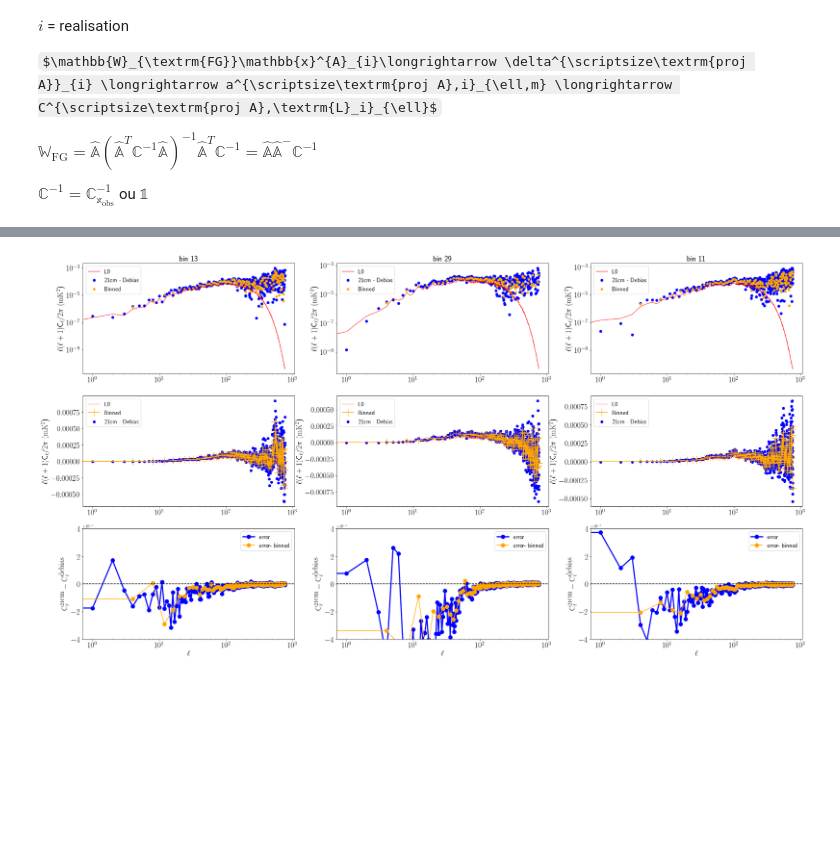
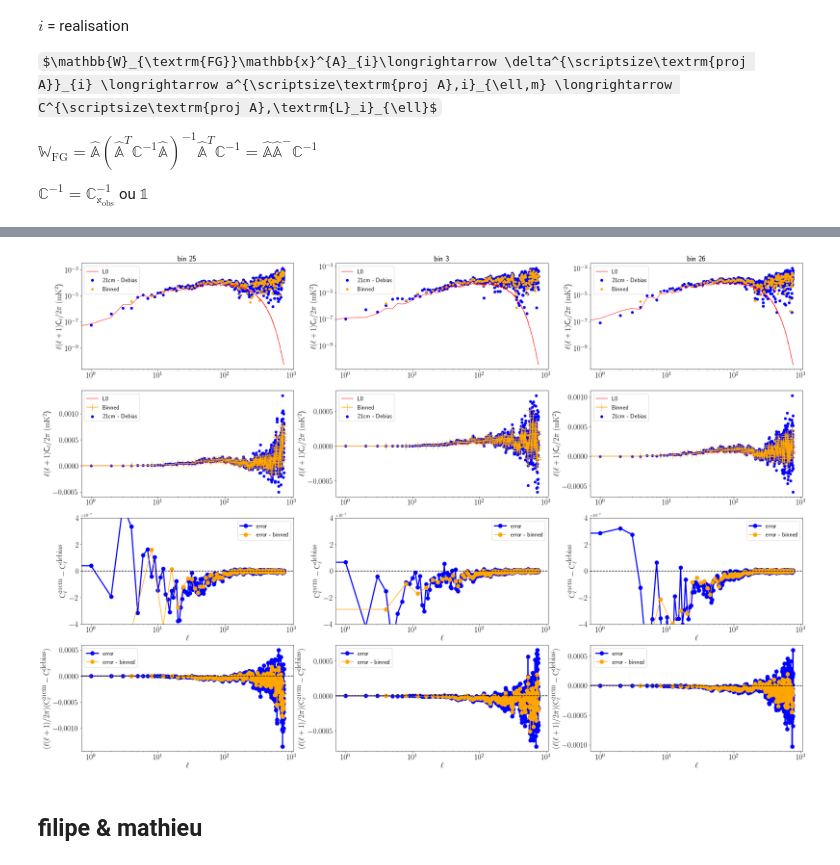
Before and after one commit to zxcorr/ComponentSeparation, a Jupyter notebook: Alessandro/NoiseDebiasing2GMCA_analysis.ipynb, the cells around one changed output, grey strips where cells are left out. Drawn from its saved outputs; the diff is of its cells as text; code cells hidden in the pictures; some formulas as TeX source; blank space fills up the shorter version.

```diff
--- a/Alessandro/NoiseDebiasing2GMCA_analysis.ipynb
+++ b/Alessandro/NoiseDebiasing2GMCA_analysis.ipynb
@@ -200,7 +226,7 @@ Cls = cs.loadcls(pathcls,dirs=[dir_hi,dir_fg,dir_prior,dir_noise,dir_pure])
 fig      = plt.figure()
 
 numplots = 3
-grid     = plt.GridSpec(4,2*numplots,top=4.5,right=3*numplots)
+grid     = plt.GridSpec(5,2*numplots,top=5.5,right=3*numplots,wspace=0.25)
 nu,nl = Cls_ndb.shape
 l     = np.arange(nl)
 fact  = l*(l+1)/(2*np.pi)
@@ -211,7 +237,7 @@ for col,i in enumerate(np.random.randint(nu,size=numplots)):
     #print("bin: {}".format(i))
     plt.title("bin {}".format(i), fontsize=20)
     plt.plot(   l,fact*Cls["pure"][L0][i] , color="red"  , label="L0"           , linewidth =1)
-    plt.scatter(l,fact*Cls_noise[i]       , color="green", label="Noise mean"   , s=40)
+    plt.scatter(l,fact*Cls_noise[i]       , color="green", label="Mean Noise"   , s=10)
     plt.scatter(l,fact*Cls_ndb[i]         , color="blue" , label="21cm - Debias", s=40)
     plt.xscale("log")
     plt.yscale("log")
@@ -222,7 +248,7 @@ for col,i in enumerate(np.random.randint(nu,size=numplots)):
 
     ax = plt.subplot(grid[1,col])
     #print("bin: {}".format(i))
-    plt.title("bin {}".format(i), fontsize=20)
+    #plt.title("bin {}".format(i), fontsize=20)
     plt.plot(l,fact*Cls["pure"][L0][i] , color="red"  , label="L0"       , linewidth =1)
     plt.scatter(l,fact*Cls_ndb[i]      , color="blue" , label="21cm - Debias", linewidth =1)
     #plt.scatter(l,fact*Cls_noise[i]    , color="green", label="Debiasing", linewidth =1)
@@ -234,7 +260,7 @@ for col,i in enumerate(np.random.randint(nu,size=numplots)):
     plt.legend(fontsize=15)
 
     ax = plt.subplot(grid[2,col])
-    plt.plot(l,(Cls["pure"][L0][i]-Cls_ndb[i])/Cls["pure"][L0][i] , color="blue", label="percentage error", linewidth =1)
+    plt.scatter(l,(Cls["pure"][L0][i]-Cls_ndb[i])/Cls["pure"][L0][i] , color="blue", label="percentage error", s=30)
     plt.axhline(y=1, linestyle="dashed", color="black")
     plt.xscale("log")
     plt.yscale("log")
@@ -242,11 +268,11 @@ for col,i in enumerate(np.random.randint(nu,size=numplots)):
     plt.xlabel(r"$\ell$", fontsize=20)
     plt.ylabel(r"1 - $\textrm{C}^{\textrm{debias}}_{\ell}/\textrm{C}^{21\textrm{cm}}_{\ell}$", fontsize=20)
     #plt.xlim(0,300)
-    #plt.ylim(1e-6,1e-2)
+    plt.ylim(1e-4,1e5)
     plt.legend(fontsize=15)
 
     ax = plt.subplot(grid[3,col])
-    plt.plot(l,(Cls["pure"][L0][i]-Cls_ndb[i]) , color="blue", label="error", linewidth =1)
+    plt.scatter(l,(Cls["pure"][L0][i]-Cls_ndb[i]) , color="blue", label="error", s=30)
     plt.axhline(y=0, linestyle="dashed", color="black")
     plt.xscale("log")
     #plt.yscale("log")
@@ -254,6 +280,18 @@ for col,i in enumerate(np.random.randint(nu,size=numplots)):
     plt.xlabel(r"$\ell$", fontsize=20)
     plt.ylabel(r"$\textrm{C}^{21\textrm{cm}}_{\ell} - \textrm{C}^{\textrm{debias}}_{\ell}$", fontsize=20)
     #plt.xlim(0,300)
+    plt.ylim(-2e-8,2e-8)
+    plt.legend(fontsize=15)
+
+    ax = plt.subplot(grid[4,col])
+    plt.scatter(l,fact*(Cls["pure"][L0][i]-Cls_ndb[i]) , color="blue", label="error", s=30)
+    plt.axhline(y=0, linestyle="dashed", color="black")
+    plt.xscale("log")
+    #plt.yscale("log")
+    ax.tick_params(axis='both', which='major', labelsize = 20)
+    plt.xlabel(r"$\ell$", fontsize=20)
+    plt.ylabel(r"$(\ell(\ell+1)/2\pi)(\textrm{C}^{21\textrm{cm}}_{\ell} - \textrm{C}^{\textrm{debias}}_{\ell})$", fontsize=20)
+    #plt.xlim(0,300)
     #plt.ylim(1e-6,1e-2)
     plt.legend(fontsize=15);
 # %% [output]
@@ -263,7 +301,7 @@ Cls = cs.loadcls(pathcls,dirs=[dir_hi,dir_fg,dir_prior,dir_noise,dir_pure])
 fig      = plt.figure()
 
 numplots = 3
-grid     = plt.GridSpec(3,2*numplots,top=3.5,right=3*numplots)
+grid     = plt.GridSpec(4,2*numplots,top=4.5,right=3*numplots)
 nu,nl = Cls_ndb.shape
 l     = np.arange(nl)
 fact  = l*(l+1)/(2*np.pi)
@@ -285,32 +323,48 @@ for col,i in enumerate(np.random.randint(nu,size=numplots)):
     #plt.xlabel(r"$\ell$", fontsize=20)
     plt.legend(fontsize=15)
 
     ax = plt.subplot(grid[1,col])
     #print("bin: {}".format(i))
     #plt.title("bin {}".format(i), fontsize=20)
     plt.plot(l,fact*Cls["pure"][L0][i] , color="red"   , label="L0"           , linewidth =1)
     plt.scatter(l,fact*Cls_ndb[i]      , color="blue"  , label="21cm - Debias", s=40)
     plt.plot(l_bin,fact_bin*cls_bin    , color="orange", label="Binned"      , marker="+", markersize=20)
     #plt.scatter(l,fact*Cls_noise[i]    , color="green", label="Debiasing", linewidth =1)
     plt.xscale("log")
     #plt.yscale("log")
     ax.tick_params(axis='both', which='major', labelsize = 20)
     plt.ylabel(r"$\ell(\ell+1)$C$_{\ell}/2\pi$ $(\textrm{mK}^2$)", fontsize=20)
     #plt.xlabel(r"$\ell$", fontsize=20)
     plt.legend(fontsize=15)
 
     ax = plt.subplot(grid[2,col])
     inds = cs.index_cls_binned(l,l_bin)
     plt.plot(l      ,(Cls["pure"][L0][i]       - Cls_ndb[i]), color="blue"  , label="error", marker="o", markersize=10,linewidth =3)
-    plt.plot(l[inds],(Cls["pure"][L0][i][inds] - cls_bin)   , color="orange", label="error- binned", marker="o", markersize=10)
+    plt.plot(l[inds],(Cls["pure"][L0][i][inds] - cls_bin)   , color="orange", label="error - binned", marker="o", markersize=10)
     plt.axhline(y=0, linestyle="dashed", color="black")
     plt.xscale("log")
     #plt.yscale("log")
     ax.tick_params(axis='both', which='major', labelsize = 20)
     plt.xlabel(r"$\ell$", fontsize=20)
     plt.ylabel(r"$\textrm{C}^{21\textrm{cm}}_{\ell} - \textrm{C}^{\textrm{debias}}_{\ell}$", fontsize=20)
     #plt.xlim(0,300)
     plt.ylim(-4e-7,4e-7)
+    plt.legend(fontsize=15)
+
+    ax = plt.subplot(grid[3,col])
+    inds = cs.index_cls_binned(l,l_bin)
+    plt.plot(l      ,fact*(Cls["pure"][L0][i]       - Cls_ndb[i]), color="blue"  , label="error", marker="o", markersize=10,linewidth =3)
+    plt.plot(l[inds],fact_bin*(Cls["pure"][L0][i][inds] - cls_bin)   , color="orange", label="error - binned", marker="o", markersize=10)
+    plt.axhline(y=0, linestyle="dashed", color="black")
+    plt.xscale("log")
+    #plt.yscale("log")
+    ax.tick_params(axis='both', which='major', labelsize = 20)
+    plt.xlabel(r"$\ell$", fontsize=20)
+    plt.ylabel(r"$(\ell(\ell+1)/2\pi)(\textrm{C}^{21\textrm{cm}}_{\ell} - \textrm{C}^{\textrm{debias}}_{\ell})$", fontsize=20)
+    #plt.xlim(0,300)
+    #plt.ylim(-1e-7,4e-7)
     plt.legend(fontsize=15);
 # %% [output]
-[figure, old version]
+[figure, new version]
+# %% [markdown]
+## filipe & mathieu
```
Also changed, not shown: parts of 5 cells of this notebook, 1 other file.
